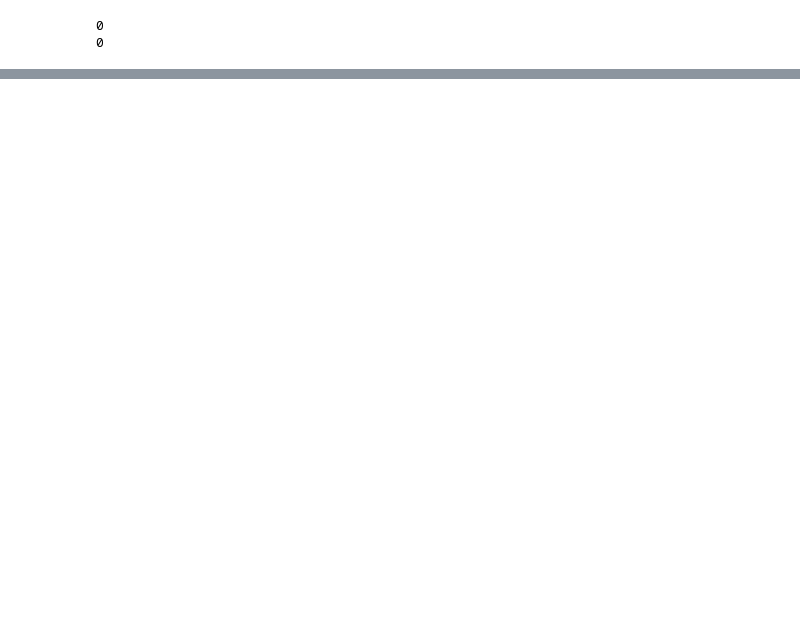
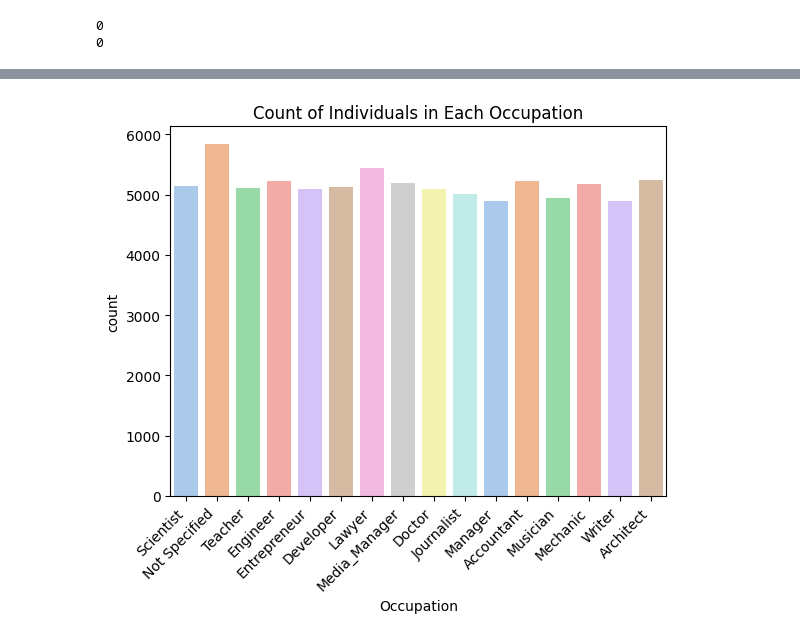
Before and after one commit to zizo155/Credit-Score-Classification, a Jupyter notebook: Credit Score Classification.ipynb, the cells around one changed output, grey strips where cells are left out. Cells and saved outputs as stored; diff of their text form; code cells hidden in the pictures; blank space fills up the shorter version.

```diff
--- a/Credit Score Classification.ipynb
+++ b/Credit Score Classification.ipynb
@@ -801,0 +835,9 @@ memory usage: 8.9+ MB
+# %%
+# Count Plot for Occupation
+
+sns.countplot(x='Occupation', data=df_train, hue = 'Occupation' , palette = 'pastel')
+plt.title('Count of Individuals in Each Occupation')
+plt.xticks(rotation=45, ha='right')
+plt.show()
+# %% [output]
+[figure, added]
```
Also changed, not shown: parts of 53 cells of this notebook.
